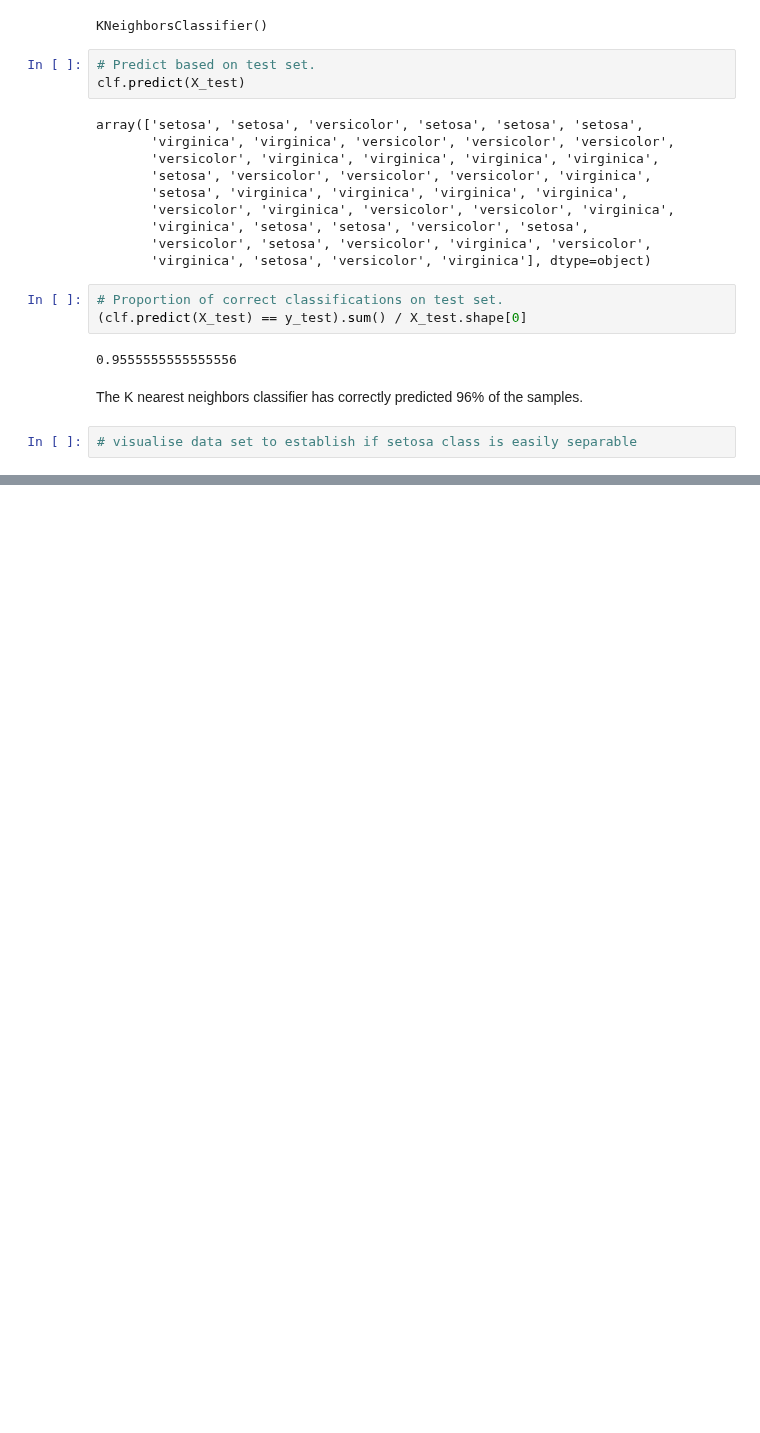
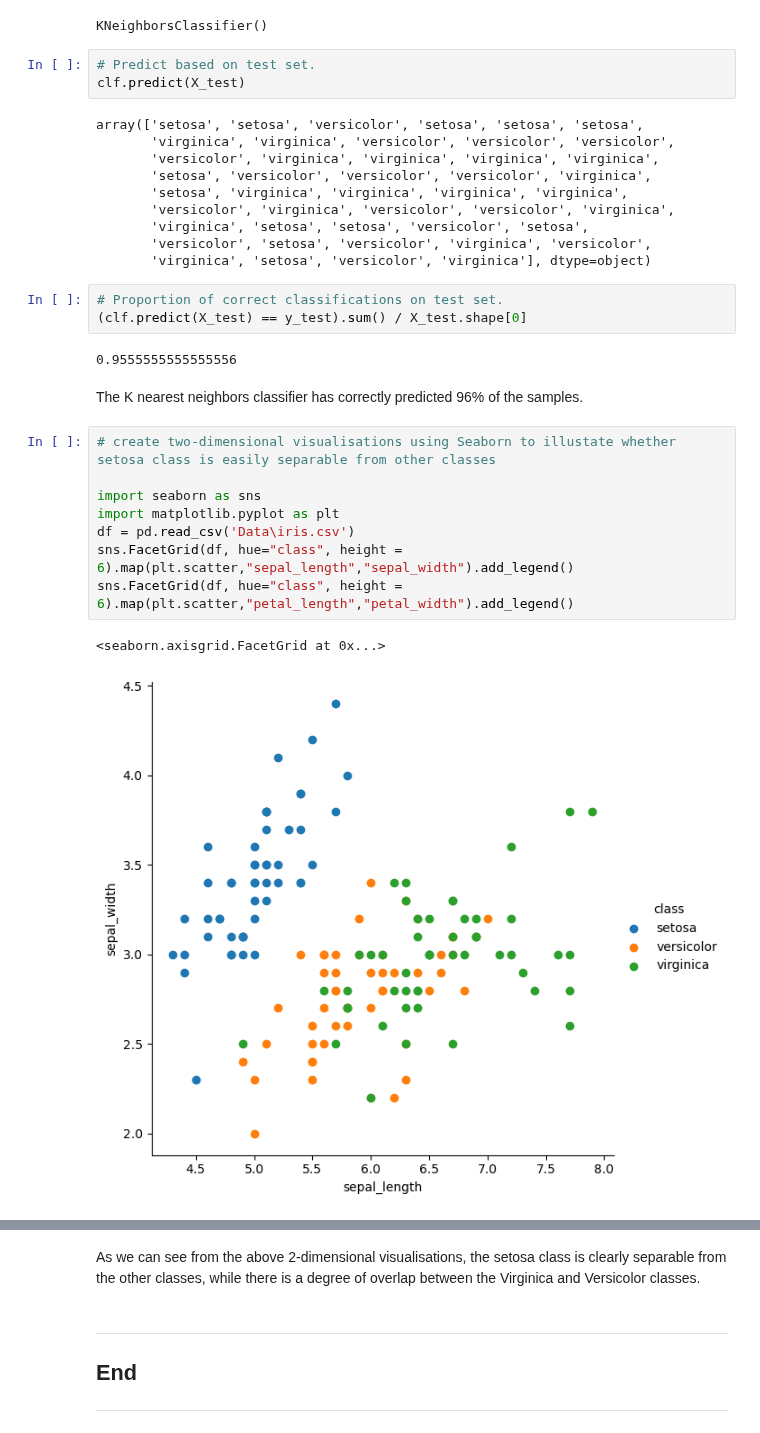
Before and after one commit to martincusack979/machine_learning_and_statistics, a Jupyter notebook: tasks.ipynb, the cells around one changed output, grey strips where cells are left out. Saved outputs shown, nothing was run; the diff lists cells and outputs as text; blank space fills up the shorter version.

Commit message:
task 4 seaborn

```diff
--- a/tasks.ipynb
+++ b/tasks.ipynb
@@ -583,5 +578,14 @@ array(['setosa', 'setosa', 'versicolor', 'setosa', 'setosa', 'setosa',
 0.9555555555555556
 # %% [markdown]
 The K nearest neighbors classifier has correctly predicted 96% of the samples.
-# %%
-# visualise data set to establish if setosa class is easily separable
+# %%
+# create two-dimensional visualisations using Seaborn to illustate whether setosa class is easily separable from other classes
+
+import seaborn as sns
+import matplotlib.pyplot as plt
+df = pd.read_csv('Data\iris.csv')
+sns.FacetGrid(df, hue="class", height = 6).map(plt.scatter,"sepal_length","sepal_width").add_legend()
+sns.FacetGrid(df, hue="class", height = 6).map(plt.scatter,"petal_length","petal_width").add_legend()
+# %% [output]
+<seaborn.axisgrid.FacetGrid at 0x...>
+[figure, added]
@@ -587,0 +593,6 @@ The K nearest neighbors classifier has correctly predicted 96% of the samples.
+# %% [markdown]
+As we can see from the above 2-dimensional visualisations, the setosa class is clearly separable from the other classes, while there is a degree of overlap between the Virginica and Versicolor classes.
+# %% [markdown]
+***
+## End
+***
```
Also changed, not shown: parts of 5 cells of this notebook, 1 other file.
